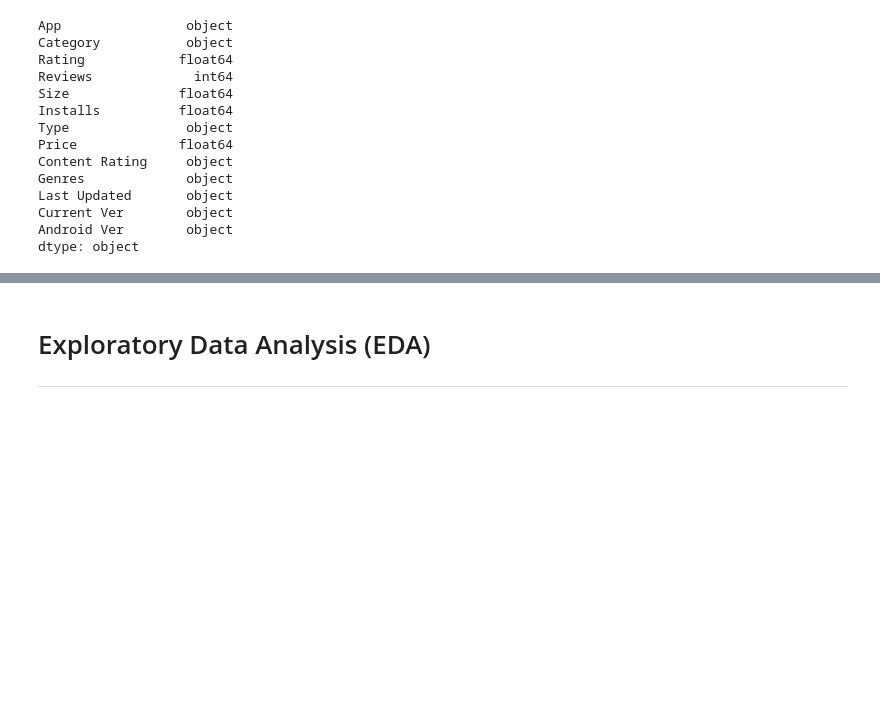
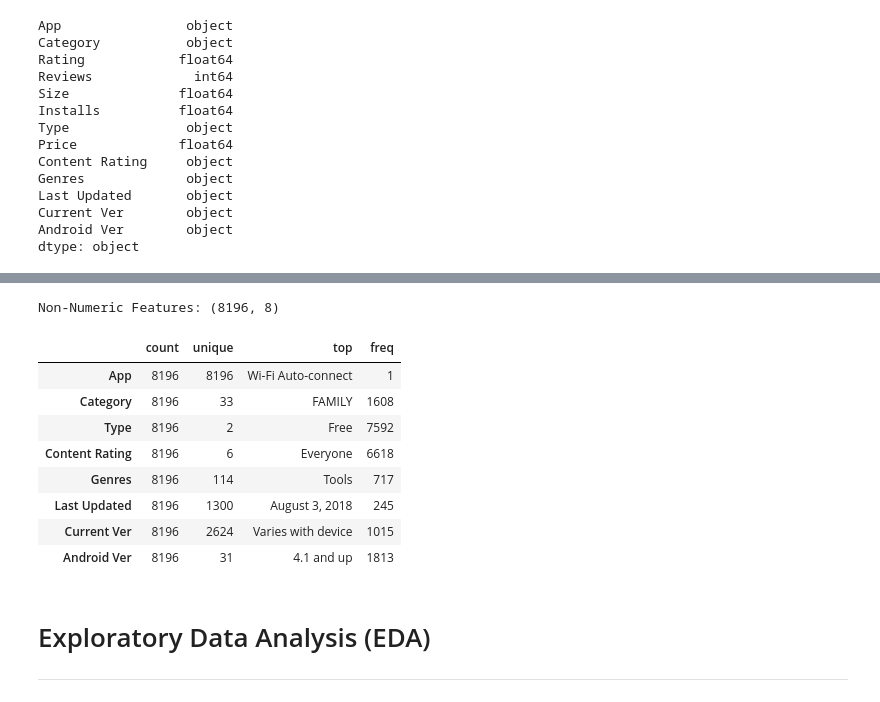
Before and after one commit to Anupam-Durutkar/Exploratory-Analysis-On-Play-Store-Apps, a Jupyter notebook: Exploratory_Analysis_On_Play_Store_Apps.ipynb, the cells around one changed output, grey strips where cells are left out. Drawn from its saved outputs; the diff is of its cells as text; code cells hidden in the pictures; blank space fills up the shorter version.

```diff
--- a/Exploratory_Analysis_On_Play_Store_Apps.ipynb
+++ b/Exploratory_Analysis_On_Play_Store_Apps.ipynb
@@ -403,3 +415,24 @@ Yes, It looks like they are slightly different
+# %%
+# IDENTIFYING CATEGORICAL FEATURES
+
+cat_data = play_store_df.select_dtypes(exclude=np.number) # select_dtypes selects data with non-numeric features
+cat_col = cat_data.columns
+
+# we will store the non-numeric features in a variable
+
+print("Non-Numeric Features:", cat_data.shape)
+cat_data.describe(include='all').T
+# %% [output]
+Non-Numeric Features: (8196, 8)
+|  | count | unique | top | freq |
+| App | 8196 | 8196 | Wi-Fi Auto-connect | 1 |
+| Category | 8196 | 33 | FAMILY | 1608 |
+| Type | 8196 | 2 | Free | 7592 |
+| Content Rating | 8196 | 6 | Everyone | 6618 |
+| Genres | 8196 | 114 | Tools | 717 |
+| Last Updated | 8196 | 1300 | August 3, 2018 | 245 |
+| Current Ver | 8196 | 2624 | Varies with device | 1015 |
+| Android Ver | 8196 | 31 | 4.1 and up | 1813 |
 # %% [markdown]
 # Exploratory Data Analysis (EDA)
 
```
Also changed, not shown: parts of 27 cells of this notebook.
